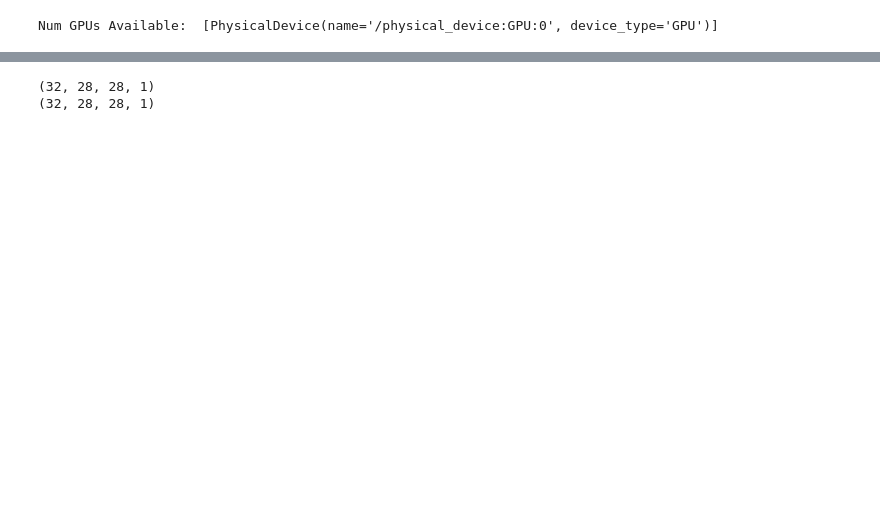
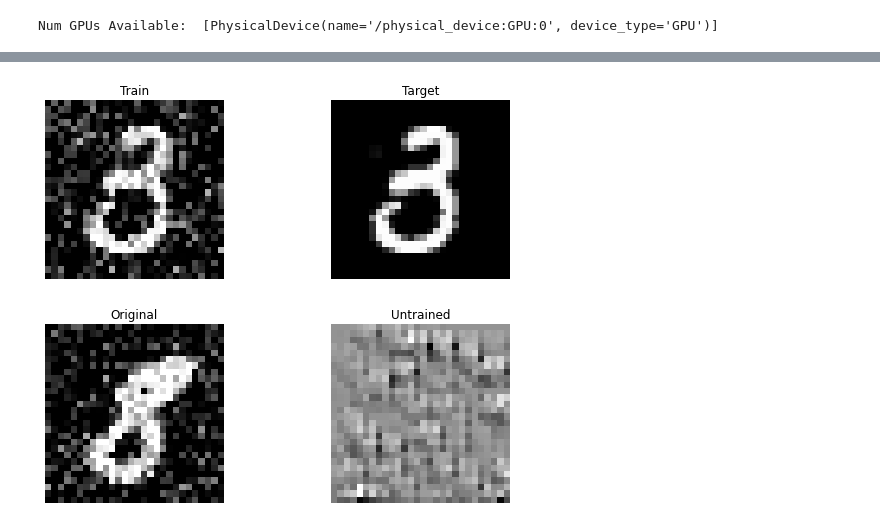
Before and after one commit to IANNwTF-Group-3/homework08, a Jupyter notebook: homework08.ipynb, the cells around one changed output, grey strips where cells are left out. Cells and saved outputs as stored; diff of their text form; code cells hidden in the pictures; blank space fills up the shorter version.

```diff
--- a/homework08.ipynb
+++ b/homework08.ipynb
@@ -266,15 +102,41 @@ noise_variance = 1.0
-# %%
-train_summary_writer, val_summary_writer = create_summary_writers(config_name="UNTOUCHED")
-
-model = Autoencoder()
-
-train_dataset = prepare_data(train_ds, batch_size, noise_variance)
-val_dataset = prepare_data(val_ds, batch_size, noise_variance)
-
-for img, label in train_dataset.take(1):
-    print(img.shape)
-    print(label.shape)
-# %% [output]
-(32, 28, 28, 1)
-(32, 28, 28, 1)
+# %%
+model = Autoencoder()
+
+train_dataset = prepare_data(train_ds, batch_size, noise_variance)
+val_dataset = prepare_data(val_ds, batch_size, noise_variance)
+
+for img, label in train_dataset.take(1):
+    plt.figure(figsize=(9, 3))
+
+    plt.subplot(121)
+    plt.title('Train')
+    plt.axis('off')
+    plt.imshow(img[0,:,:,0], cmap='gray')
+
+    plt.subplot(122)
+    plt.title('Target')
+    plt.axis('off')
+    plt.imshow(label[0,:,:,0], cmap='gray')
+
+    plt.tight_layout()
+    plt.show()
+
+for img, label in train_dataset.take(1):
+    plt.figure(figsize=(9, 3))
+
+    plt.subplot(121)
+    plt.title('Original')
+    plt.axis('off')
+    plt.imshow(img[0,:,:,0], cmap='gray')
+
+    plt.subplot(122)
+    plt.title('Untrained')
+    plt.axis('off')
+    plt.imshow(model(img)[0,:,:,0], cmap='gray')
+
+    plt.tight_layout()
+    plt.show()
+# %% [output]
+[figure, added]
+[figure, added]
 # %%
```
Also changed, not shown: parts of 12 cells of this notebook.
